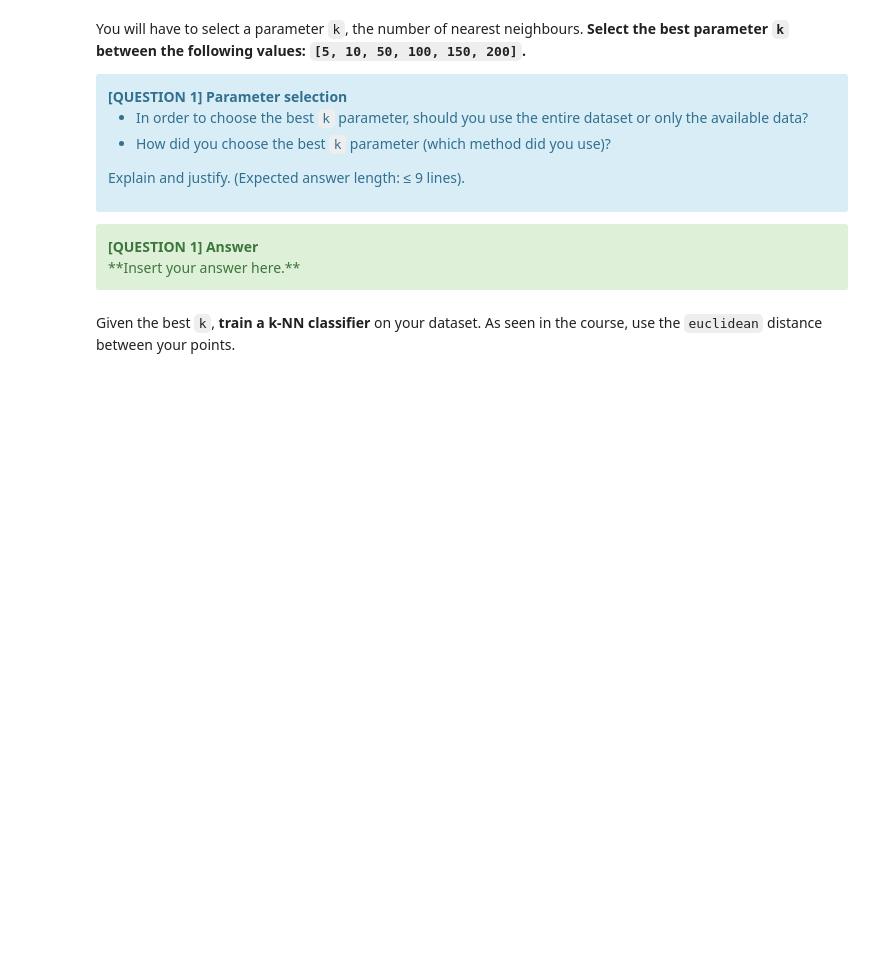
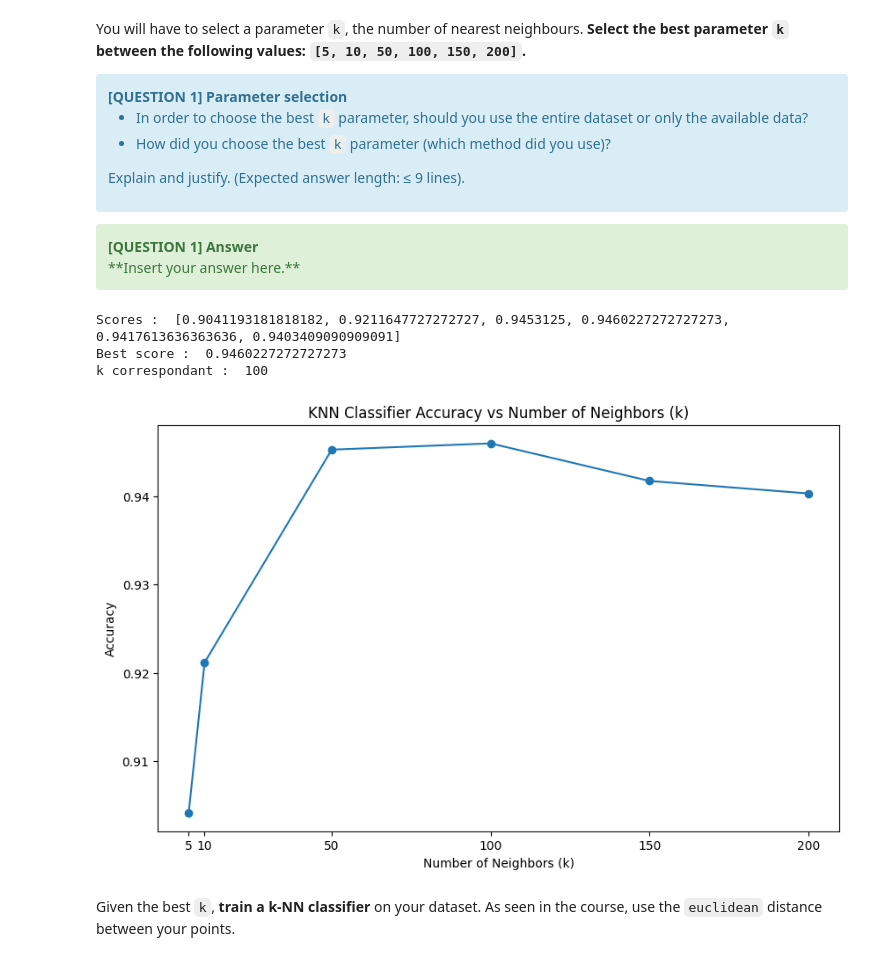
Before and after one commit to Johnny-prog270/Hackaton, a Jupyter notebook: hackathon_etudiant.ipynb, the cells around one changed output. Drawn from its saved outputs; the diff is of its cells as text; code cells hidden in the pictures; blank space fills up the shorter version.

```diff
--- a/hackathon_etudiant.ipynb
+++ b/hackathon_etudiant.ipynb
@@ -285,6 +303,11 @@ A dataset is standardized if all its columns are standardized.
 
 seed = 42
 
-x = df[0:-2]
-y = df[-1]
+# Sépare df en données pour prédiction (x) et résultats de prédiction (y)
+
+x = df.drop(columns=["label"]).values
+y = df["label"].values
 x_train, x_test, y_train, y_test = train_test_split(x, y, test_size=0.25, random_state=seed)
+
+print("x_train : ", len(x_train))
+print("x_test : ", len(x_test))
@@ -308,29 +334,46 @@ Explain and justify. (Expected answer length: &le; 9 lines).
 # %%
 # TO DO: find the best 'k' parameter
 
 #### QST : Que veut-on dire par "use the entire dataset or only the available data" ? ####
 #### QST : Je fit 6 modèles ici en dessous alors qu'il est demandé de fitter le modèle plus tard.
 ####       Est-ce que ça veut dire qu'il y a un autre moyen pour déterminer le meilleur k ? ####
 # Voir en fonction des k-fold, etc.
 
 n_neighbors = [5, 10, 50, 100, 150, 200]
 
 scores = [0, 0, 0, 0, 0, 0]
 max_score = 0
 k = 0
 
 i = 0
 for n in n_neighbors :
     model = KNeighborsClassifier(n_neighbors=n)
     model.fit(x_train, y_train)
 
     score = model.score(x_test, y_test)
     scores[i] = score
     i += 1
 
     if score > max_score :
         k = n
         max_score = score
+
+print("Scores : ", scores)
+print("Best score : ", max_score, "\nk correspondant : ", k)
+
+# Plot des scores en fonction de k
+plt.figure(figsize=(10,6))
+plt.plot(n_neighbors, scores, marker='o')
+plt.title('KNN Classifier Accuracy vs Number of Neighbors (k)')
+plt.xlabel('Number of Neighbors (k)')
+plt.ylabel('Accuracy')
+plt.xticks(n_neighbors)
+plt.show()
+# %% [output]
+Scores :  [0.9041193181818182, 0.9211647727272727, 0.9453125, 0.9460227272727273, 0.9417613636363636, 0.9403409090909091]
+Best score :  0.9460227272727273
+k correspondant :  100
+[figure, added]
 # %% [markdown]
 Given the best `k`, **train a k-NN classifier** on your dataset. As seen in the course, use the `euclidean` distance between your points.
 # %%
```
Also changed, not shown: parts of 11 cells of this notebook.
